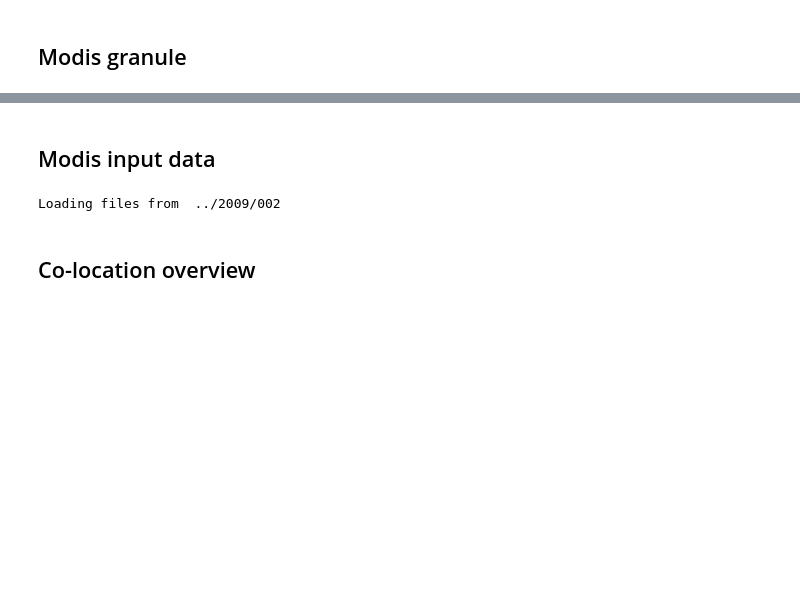
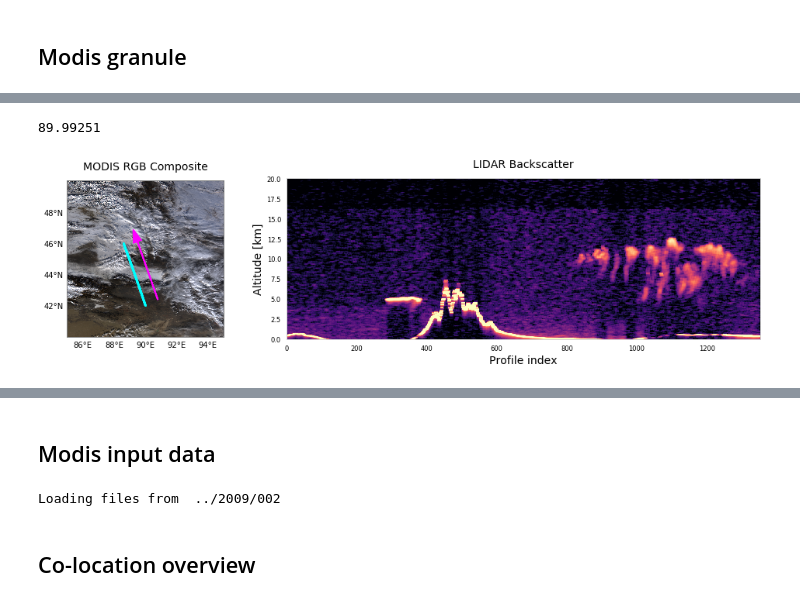
Before and after one commit to Arcane561/cloud_colocations, a Jupyter notebook: notebooks/plot_collocations.ipynb, the cells around one changed output, grey strips where cells are left out. Saved outputs shown, nothing was run; the diff lists cells and outputs as text; code cells hidden in the pictures; blank space fills up the shorter version.

```diff
--- a/notebooks/plot_collocations.ipynb
+++ b/notebooks/plot_collocations.ipynb
@@ -20,3 +37,60 @@ modis_geo_granule = ModisMyd03("../cache/MYD03.A2009002.0715.006.2012054204904.h
+# %%
+z = - np.log(p / 1e3) * 8.0
+z[np.isnan(z)] = 0.0
+x_p = np.arange(p.shape[1])
+x_l = np.arange(bs.shape[1])
+z_l = np.interp(x_l / x_l[-1] * x_p[-1], x_p, z[0, :])
+# %%
+from scipy.signal import convolve
+x = np.arange(11)
+xx, _ = np.meshgrid(x, x)
+k = np.exp(- (xx - 5) ** 2)
+k /= k.sum()
+bs_c = convolve(np.maximum(bs, 0.0), k, "same")
 # %%
 lon_lims = [85, 95]
 lat_lims = [40, 50]
+# %%
+lons[0, -1]
+# %% [output]
+89.99251
+# %%
+from matplotlib.gridspec import GridSpec
+from matplotlib.colors import Normalize, LogNorm
+import matplotlib.ticker as ticker
+from cloud_colocations.plots   import plot_modis_granule_composite, plot_scalar_field
+
+f = plt.figure(figsize = (16, 8))
+
+gs = GridSpec(1, 2, width_ratios = [0.33, 1.0], wspace = 0.2)
+ax, _, gl = plot_modis_granule_composite(modis_granule, modis_geo_granule, grid_spec = gs[0], gain = 0.5)
+ax.set_xlim(lon_lims)
+ax.set_ylim(lat_lims)
+ax.set_title("MODIS RGB Composite", fontsize = 14)
+
+gl.xlocator = ticker.MaxNLocator(5)
+gl.ylocator = ticker.MaxNLocator(5)
+
+ax.scatter(lons, lats, color = "aqua", s = 4)
+
+x  = lons[0, 0] + 0.8
+y  = lats[0, 0] + 0.4
+dx = lons[-100, 0] - lons[0, 0]
+dy = lats[-100, 0] - lats[0, 0]
+arr = ax.arrow(x, y, dx, dy, head_width=0.5, head_length=0.8, fc='magenta', ec='magenta', lw = 2)
+
+#x = np.broadcast_to(lats, z.shape)
+ax = plt.subplot(gs[0, 1])
+x = np.arange(bs_c.shape[0])
+y = z_l
+ax.pcolormesh(x, y, np.maximum(bs_c, 0.0).T, norm = LogNorm(vmin = 1e-3, vmax = 1e-1))
+ax.set_title("LIDAR Backscatter", fontsize = 14)
+ax.set_ylabel("Altitude [km]", fontsize = 14)
+ax.set_xlabel("Profile index", fontsize = 14)
+ax.set_ylim([0, 20])
+ax.set_aspect(23)
+
+plt.tight_layout()
+f.savefig("../plots/modis_caliop.png", bbox_inches = "tight")
+# %% [output]
+[figure, added]
```
Also changed, not shown: parts of 9 cells of this notebook, 7 other files.
